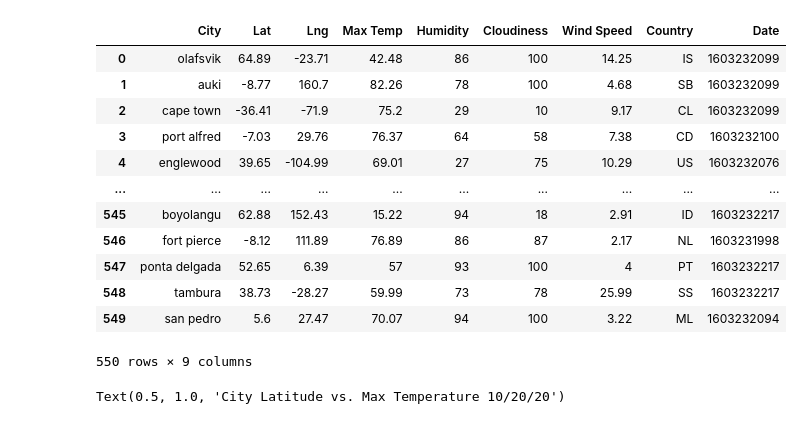
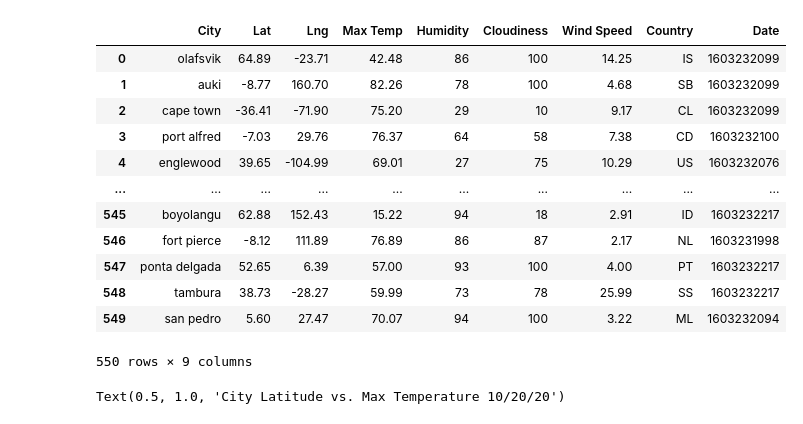
Before and after one commit to jeosqueri/City-Weather-Analysis, a Jupyter notebook: WeatherPy/WeatherPy2.ipynb, the cells around one changed output. Cells and saved outputs as stored; diff of their text form; code cells hidden in the pictures.

```diff
--- a/WeatherPy/WeatherPy.ipynb
+++ b/WeatherPy/WeatherPy2.ipynb
@@ -175,19 +21,0 @@ over_100
-# %%
-# Make a new DataFrame equal to the city data to drop all humidity outliers by index.
-# Passing "inplace=False" will make a copy of the city_data DataFrame, which we call "clean_city_data".
-clean_city_data = weather_df.copy()
-clean_city_data
-# %% [output]
-|  | City | Lat | Lng | Max Temp | Humidity | Cloudiness | Wind Speed | Country | Date |
-| 0 | olafsvik | 64.89 | -23.71 | 42.48 | 86 | 100 | 14.25 | IS | 1603232099 |
-| 1 | auki | -8.77 | 160.7 | 82.26 | 78 | 100 | 4.68 | SB | 1603232099 |
-| 2 | cape town | -36.41 | -71.9 | 75.2 | 29 | 10 | 9.17 | CL | 1603232099 |
-| 3 | port alfred | -7.03 | 29.76 | 76.37 | 64 | 58 | 7.38 | CD | 1603232100 |
-| 4 | englewood | 39.65 | -104.99 | 69.01 | 27 | 75 | 10.29 | US | 1603232076 |
-| ... | ... | ... | ... | ... | ... | ... | ... | ... | ... |
-| 545 | boyolangu | 62.88 | 152.43 | 15.22 | 94 | 18 | 2.91 | ID | 1603232217 |
-| 546 | fort pierce | -8.12 | 111.89 | 76.89 | 86 | 87 | 2.17 | NL | 1603231998 |
-| 547 | ponta delgada | 52.65 | 6.39 | 57 | 93 | 100 | 4 | PT | 1603232217 |
-| 548 | tambura | 38.73 | -28.27 | 59.99 | 73 | 78 | 25.99 | SS | 1603232217 |
-| 549 | san pedro | 5.6 | 27.47 | 70.07 | 94 | 100 | 3.22 | ML | 1603232094 |
-550 rows × 9 columns
@@ -194,2 +24,18 @@ clean_city_data
+# %%
+clean_city_df
+# %% [output]
+|  | City | Lat | Lng | Max Temp | Humidity | Cloudiness | Wind Speed | Country | Date |
+| 0 | olafsvik | 64.89 | -23.71 | 42.48 | 86 | 100 | 14.25 | IS | 1603232099 |
+| 1 | auki | -8.77 | 160.70 | 82.26 | 78 | 100 | 4.68 | SB | 1603232099 |
+| 2 | cape town | -36.41 | -71.90 | 75.20 | 29 | 10 | 9.17 | CL | 1603232099 |
+| 3 | port alfred | -7.03 | 29.76 | 76.37 | 64 | 58 | 7.38 | CD | 1603232100 |
+| 4 | englewood | 39.65 | -104.99 | 69.01 | 27 | 75 | 10.29 | US | 1603232076 |
+| ... | ... | ... | ... | ... | ... | ... | ... | ... | ... |
+| 545 | boyolangu | 62.88 | 152.43 | 15.22 | 94 | 18 | 2.91 | ID | 1603232217 |
+| 546 | fort pierce | -8.12 | 111.89 | 76.89 | 86 | 87 | 2.17 | NL | 1603231998 |
+| 547 | ponta delgada | 52.65 | 6.39 | 57.00 | 93 | 100 | 4.00 | PT | 1603232217 |
+| 548 | tambura | 38.73 | -28.27 | 59.99 | 73 | 78 | 25.99 | SS | 1603232217 |
+| 549 | san pedro | 5.60 | 27.47 | 70.07 | 94 | 100 | 3.22 | ML | 1603232094 |
+550 rows × 9 columns
 # %%
 #Latitude vs temperature plot
```
Also changed, not shown: parts of 20 cells of this notebook.
